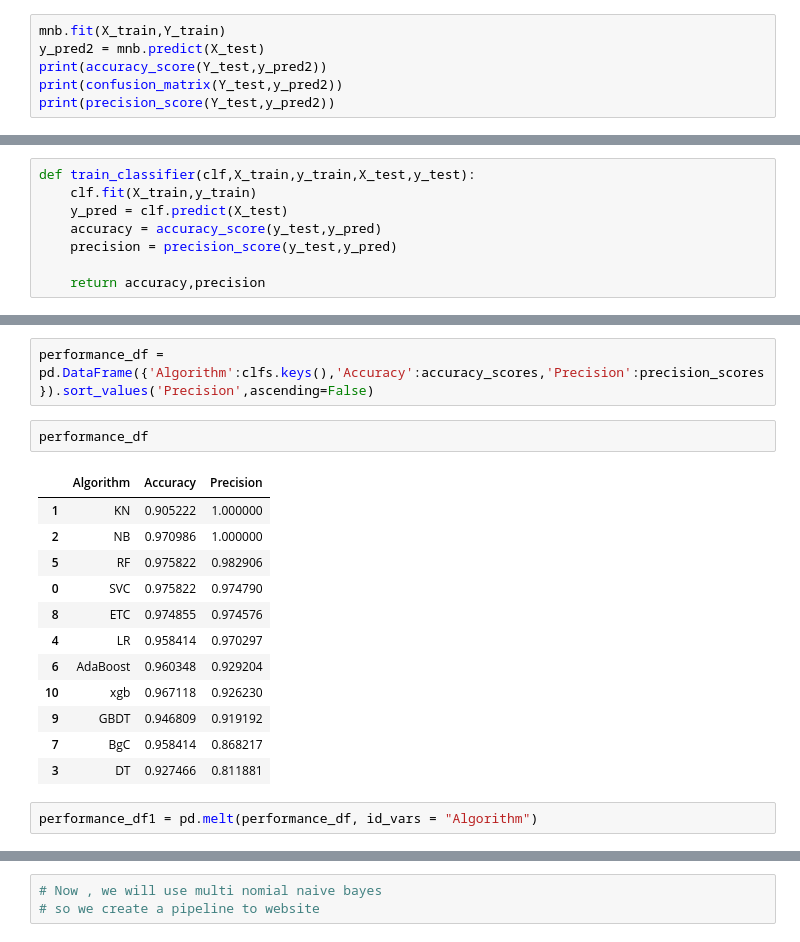
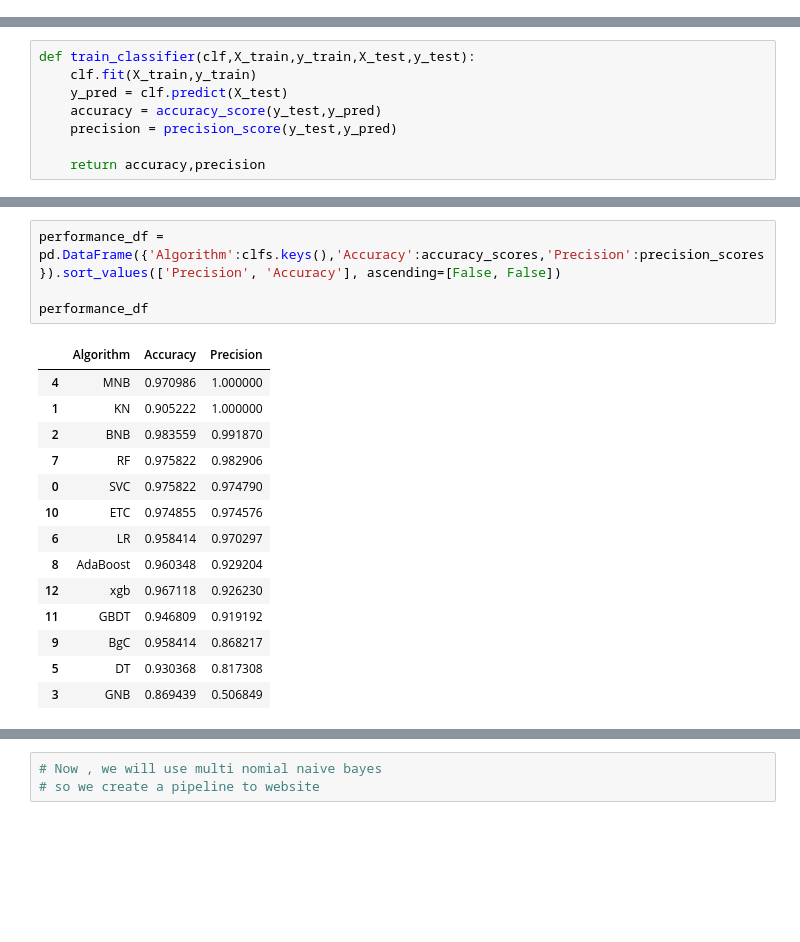
Before and after one commit to DarshanRokkad/Sms_Spam_Classification, a Jupyter notebook: notebooks/experiments.ipynb, the cells around one changed output, grey strips where cells are left out. Cells and saved outputs as stored; diff of their text form; blank space fills up the shorter version.

```diff
--- a/notebooks/experiments.ipynb
+++ b/notebooks/experiments.ipynb
@@ -430,6 +376,0 @@ print(precision_score(Y_test,y_pred1))
-# %%
-mnb.fit(X_train,Y_train)
-y_pred2 = mnb.predict(X_test)
-print(accuracy_score(Y_test,y_pred2))
-print(confusion_matrix(Y_test,y_pred2))
-print(precision_score(Y_test,y_pred2))
@@ -554,21 +479,21 @@ For  xgb
 Accuracy -  0.9671179883945842
 Precision -  0.9262295081967213
 # %%
-performance_df = pd.DataFrame({'Algorithm':clfs.keys(),'Accuracy':accuracy_scores,'Precision':precision_scores}).sort_values('Precision',ascending=False)
+performance_df = pd.DataFrame({'Algorithm':clfs.keys(),'Accuracy':accuracy_scores,'Precision':precision_scores}).sort_values(['Precision', 'Accuracy'], ascending=[False, False])
+
+performance_df
+# %% [output]
+|  | Algorithm | Accuracy | Precision |
+| 4 | MNB | 0.970986 | 1.000000 |
+| 1 | KN | 0.905222 | 1.000000 |
+| 2 | BNB | 0.983559 | 0.991870 |
+| 7 | RF | 0.975822 | 0.982906 |
+| 0 | SVC | 0.975822 | 0.974790 |
+| 10 | ETC | 0.974855 | 0.974576 |
+| 6 | LR | 0.958414 | 0.970297 |
+| 8 | AdaBoost | 0.960348 | 0.929204 |
+| 12 | xgb | 0.967118 | 0.926230 |
+| 11 | GBDT | 0.946809 | 0.919192 |
+| 9 | BgC | 0.958414 | 0.868217 |
+| 5 | DT | 0.930368 | 0.817308 |
+| 3 | GNB | 0.869439 | 0.506849 |
-# %%
-performance_df
-# %% [output]
-|  | Algorithm | Accuracy | Precision |
-| 1 | KN | 0.905222 | 1.000000 |
-| 2 | NB | 0.970986 | 1.000000 |
-| 5 | RF | 0.975822 | 0.982906 |
-| 0 | SVC | 0.975822 | 0.974790 |
-| 8 | ETC | 0.974855 | 0.974576 |
-| 4 | LR | 0.958414 | 0.970297 |
-| 6 | AdaBoost | 0.960348 | 0.929204 |
-| 10 | xgb | 0.967118 | 0.926230 |
-| 9 | GBDT | 0.946809 | 0.919192 |
-| 7 | BgC | 0.958414 | 0.868217 |
-| 3 | DT | 0.927466 | 0.811881 |
-# %%
-performance_df1 = pd.melt(performance_df, id_vars = "Algorithm")
```
Also changed, not shown: parts of 46 cells of this notebook.
